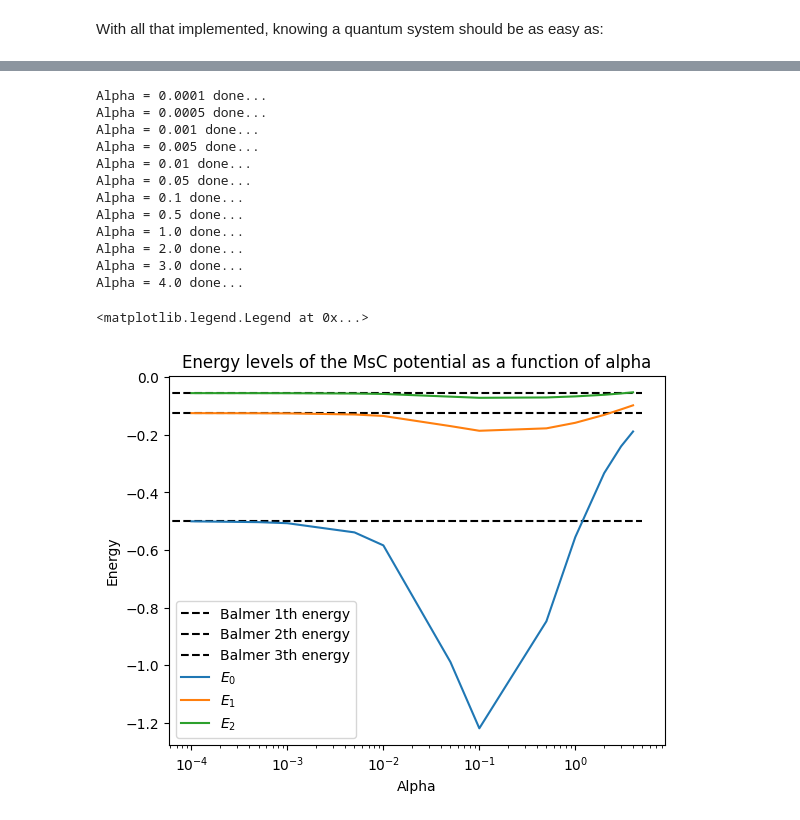
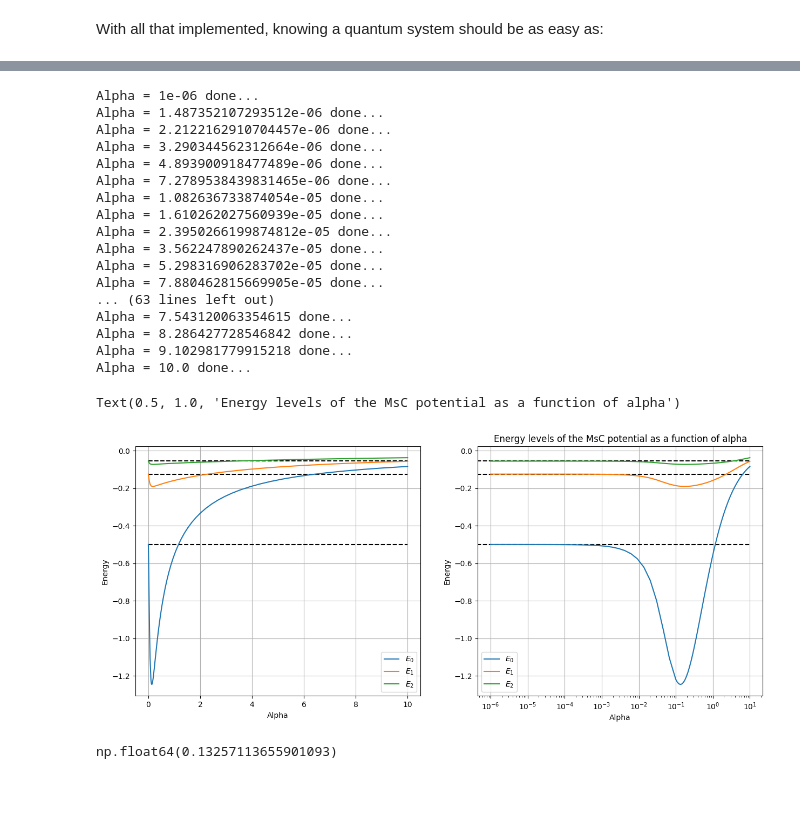
Before and after one commit to Gabriel-Amici/MorseCoulomb, a Jupyter notebook: notebooks/development/bsplines.ipynb, the cells around one changed output, grey strips where cells are left out. Cells and saved outputs as stored; diff of their text form; code cells hidden in the pictures; blank space fills up the shorter version.

Commit message:
Generate MsC spectra curve in terms of alpha

```diff
--- a/notebooks/development/bsplines.ipynb
+++ b/notebooks/development/bsplines.ipynb
@@ -1584,7 +1584,7 @@ class Spectrum:
 # %% [markdown]
 With all that implemented, knowing a quantum system should be as easy as:
 # %%
-alpha = 0.05
+alpha = 0.000001
 msc = lambda x: MsC_potential_vec(alpha, x) # this is temporary, soon enough Potential will be a callable class
 
 rm = -3.5*alpha ; rM = 2300 ; N = 500 ; k = 9
@@ -1621,0 +1635,5 @@ array([0.5, 1. , 2. , 3. , 4. ])
+# %%
+alpha1 = np.logspace(-1, -6, 30)
+alpha2 = np.logspace(-1, 1, 50)
+alphas = np.unique(np.concatenate((alpha1[::-1], alpha2)))
+alphas
@@ -1622,5 +1661,5 @@ array([0.5, 1. , 2. , 3. , 4. ])
 # %%
-alphas = np.array([0.0001, 0.0005, 0.001, 0.005, 0.01, 0.05, 0.1, 0.5, 1, 2, 3, 4])
+# alphas = np.logspace(-6, 1, 50)
 
 ground_states = []
 first_states  = []
@@ -1629,7 +1668,7 @@ second_states = []
 for i, alpha in enumerate(alphas):
     msc = lambda x: MsC_potential_vec(alpha, x) # this is temporary, soon enough Potential will be a callable class
 
-    rm = -3.5*alpha ; rM = 2300 ; N = 1000 - 50*i  ; k = 9
+    rm = -3.5*alpha ; rM = 2300 ; N = 500 - 2*i  ; k = 9
     bps = np.logspace( 0, np.log10(rM + 1), N ) - 1 + rm
     # bps = np.logspace( np.log10(rm + 1), np.log10(rM + 1), N ) - 1
     msc_basis = BSplineBasis(bps, k)
@@ -1645,35 +1684,48 @@ for i, alpha in enumerate(alphas):
 
     print(f"Alpha = {alpha} done...")
 # %% [output]
-Alpha = 0.0001 done...
-Alpha = 0.0005 done...
-Alpha = 0.001 done...
-Alpha = 0.005 done...
-Alpha = 0.01 done...
-Alpha = 0.05 done...
-Alpha = 0.1 done...
-Alpha = 0.5 done...
-Alpha = 1.0 done...
-Alpha = 2.0 done...
-Alpha = 3.0 done...
-Alpha = 4.0 done...
+Alpha = 1e-06 done...
+Alpha = 1.487352107293512e-06 done...
+Alpha = 2.2122162910704457e-06 done...
+Alpha = 3.290344562312664e-06 done...
+Alpha = 4.893900918477489e-06 done...
+Alpha = 7.2789538439831465e-06 done...
+Alpha = 1.082636733874054e-05 done...
+Alpha = 1.610262027560939e-05 done...
+Alpha = 2.3950266199874812e-05 done...
+Alpha = 3.562247890262437e-05 done...
+Alpha = 5.298316906283702e-05 done...
+Alpha = 7.880462815669905e-05 done...
+... (63 lines left out)
+Alpha = 7.543120063354615 done...
+Alpha = 8.286427728546842 done...
+Alpha = 9.102981779915218 done...
+Alpha = 10.0 done...
 # %%
 from scipy.interpolate import CubicSpline
 # %%
+fig, axs = plt.subplots(1, 2, figsize=(15, 6))
 balmer = [-1/(2*n**2) for n in range(1, 4)]
 
-for i in range(3):
-    plt.hlines(balmer[i], xmin=0, xmax=5, colors='k', linestyles='dashed', label=f'Balmer {i+1}th energy')
+for j in range(2):
+    for i in range(3):
+        axs[j].hlines(balmer[i], xmin=0, xmax=10, colors='k', linestyles='dashed')
 
 
-plt.plot(alphas, ground_states, label='$E_0$')
-plt.plot(alphas, first_states, label='$E_1$')
-plt.plot(alphas, second_states, label='$E_2$')
-plt.xscale('log')
+    axs[j].plot(alphas, ground_states, label='$E_0$')
+    axs[j].plot(alphas, first_states, label='$E_1$')
+    axs[j].plot(alphas, second_states, label='$E_2$')
+
+    axs[j].set_xlabel('Alpha')
+    axs[j].set_ylabel('Energy')
+    axs[j].legend()
+    axs[j].grid()
+axs[1].set_xscale('log')
 plt.title('Energy levels of the MsC potential as a function of alpha')
-plt.xlabel('Alpha')
-plt.ylabel('Energy')
-plt.legend()
 # %% [output]
-<matplotlib.legend.Legend at 0x...>
+Text(0.5, 1.0, 'Energy levels of the MsC potential as a function of alpha')
-[figure, old version]
+[figure, new version]
+# %%
+alphas[np.argmin(ground_states)]
+# %% [output]
+np.float64(0.13257113655901093)
```
Also changed, not shown: parts of 17 cells of this notebook.
